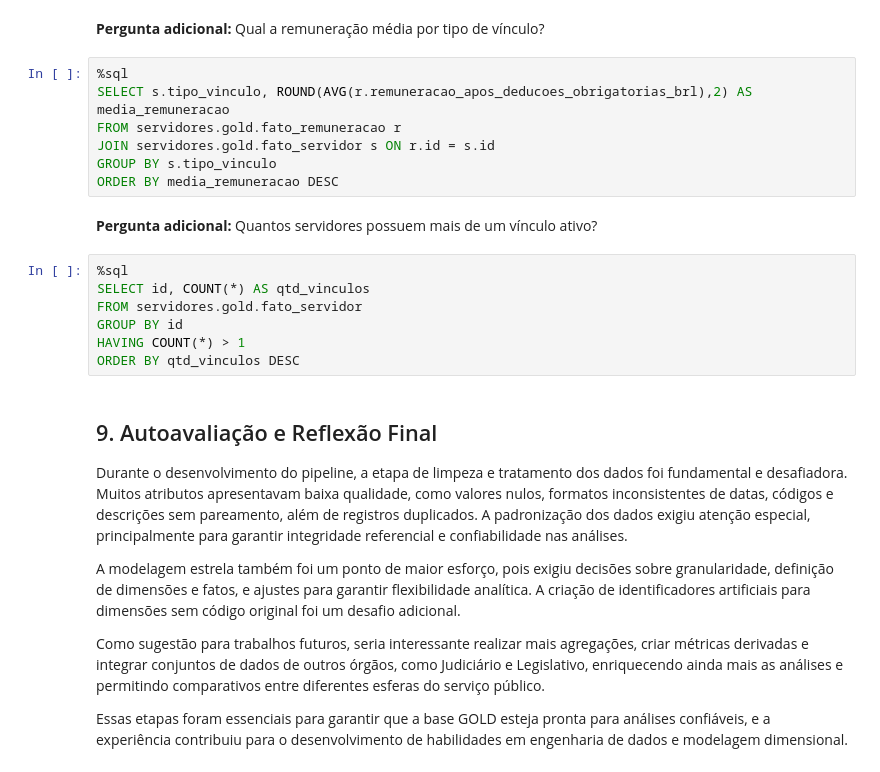
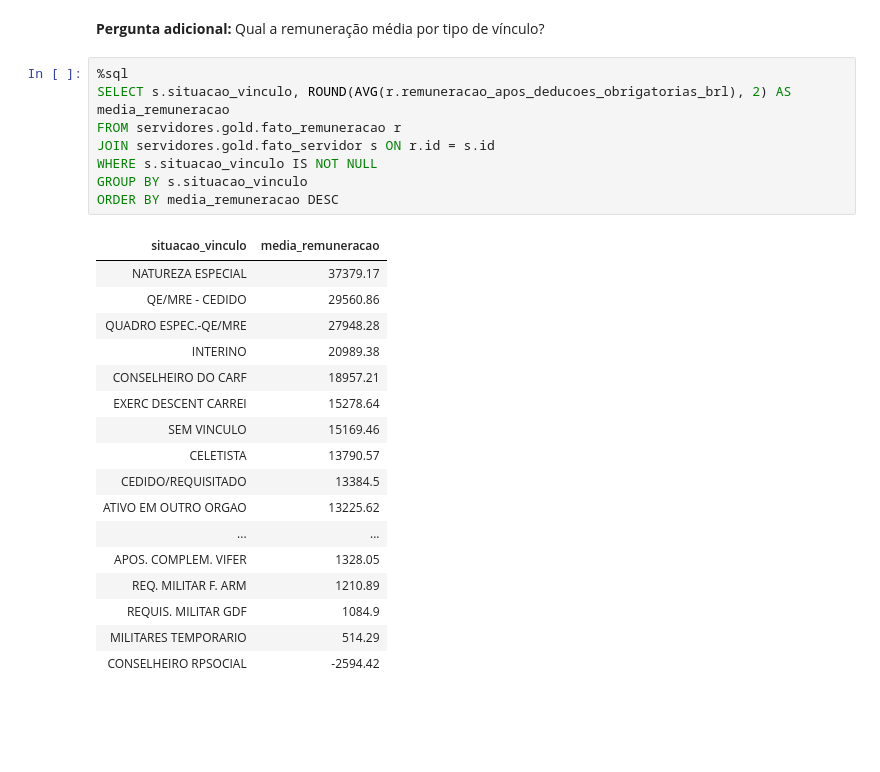
Before and after one commit to rafatheodoro/mvp-engenharia-dados, a Jupyter notebook: MVP_analise_cargos_remuneracao_GovBr.ipynb, the cells around one changed output. Saved outputs shown, nothing was run; the diff lists cells and outputs as text; blank space fills up the shorter version.

```diff
--- a/MVP_analise_cargos_remuneracao_GovBr.ipynb
+++ b/MVP_analise_cargos_remuneracao_GovBr.ipynb
@@ -2206,27 +2291,27 @@ ORDER BY total DESC
 **Pergunta adicional:** Qual a remuneração média por tipo de vínculo?
 # %%
 %sql
-SELECT s.tipo_vinculo, ROUND(AVG(r.remuneracao_apos_deducoes_obrigatorias_brl),2) AS media_remuneracao
+SELECT s.situacao_vinculo, ROUND(AVG(r.remuneracao_apos_deducoes_obrigatorias_brl), 2) AS media_remuneracao
 FROM servidores.gold.fato_remuneracao r
 JOIN servidores.gold.fato_servidor s ON r.id = s.id
-GROUP BY s.tipo_vinculo
+WHERE s.situacao_vinculo IS NOT NULL
+GROUP BY s.situacao_vinculo
 ORDER BY media_remuneracao DESC
+# %% [output]
+| situacao_vinculo | media_remuneracao |
+| NATUREZA ESPECIAL | 37379.17 |
+| QE/MRE - CEDIDO | 29560.86 |
+| QUADRO ESPEC.-QE/MRE | 27948.28 |
+| INTERINO | 20989.38 |
+| CONSELHEIRO DO CARF | 18957.21 |
+| EXERC DESCENT CARREI | 15278.64 |
+| SEM VINCULO | 15169.46 |
+| CELETISTA | 13790.57 |
+| CEDIDO/REQUISITADO | 13384.5 |
+| ATIVO EM OUTRO ORGAO | 13225.62 |
+| ... | ... |
+| APOS. COMPLEM. VIFER | 1328.05 |
+| REQ. MILITAR F. ARM | 1210.89 |
+| REQUIS. MILITAR GDF | 1084.9 |
+| MILITARES TEMPORARIO | 514.29 |
+| CONSELHEIRO RPSOCIAL | -2594.42 |
-# %% [markdown]
-**Pergunta adicional:** Quantos servidores possuem mais de um vínculo ativo?
-# %%
-%sql
-SELECT id, COUNT(*) AS qtd_vinculos
-FROM servidores.gold.fato_servidor
-GROUP BY id
-HAVING COUNT(*) > 1
-ORDER BY qtd_vinculos DESC
-# %% [markdown]
-## 9. Autoavaliação e Reflexão Final
-
-Durante o desenvolvimento do pipeline, a etapa de limpeza e tratamento dos dados foi fundamental e desafiadora. Muitos atributos apresentavam baixa qualidade, como valores nulos, formatos inconsistentes de datas, códigos e descrições sem pareamento, além de registros duplicados. A padronização dos dados exigiu atenção especial, principalmente para garantir integridade referencial e confiabilidade nas análises.
-
-A modelagem estrela também foi um ponto de maior esforço, pois exigiu decisões sobre granularidade, definição de dimensões e fatos, e ajustes para garantir flexibilidade analítica. A criação de identificadores artificiais para dimensões sem código original foi um desafio adicional.
-
-Como sugestão para trabalhos futuros, seria interessante realizar mais agregações, criar métricas derivadas e integrar conjuntos de dados de outros órgãos, como Judiciário e Legislativo, enriquecendo ainda mais as análises e permitindo comparativos entre diferentes esferas do serviço público.
-
-Essas etapas foram essenciais para garantir que a base GOLD esteja pronta para análises confiáveis, e a experiência contribuiu para o desenvolvimento de habilidades em engenharia de dados e modelagem dimensional.
```
Also changed, not shown: parts of 53 cells of this notebook.
